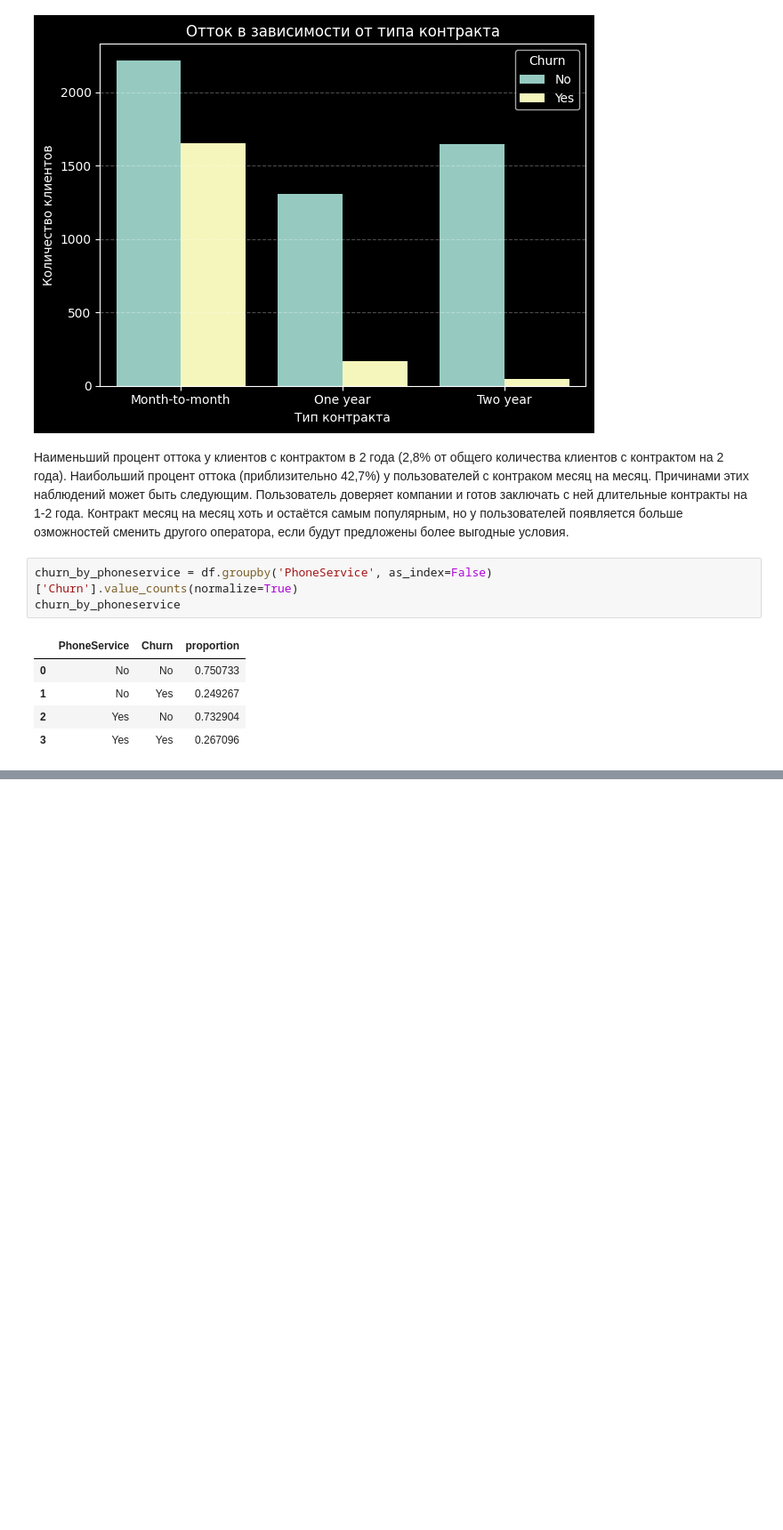
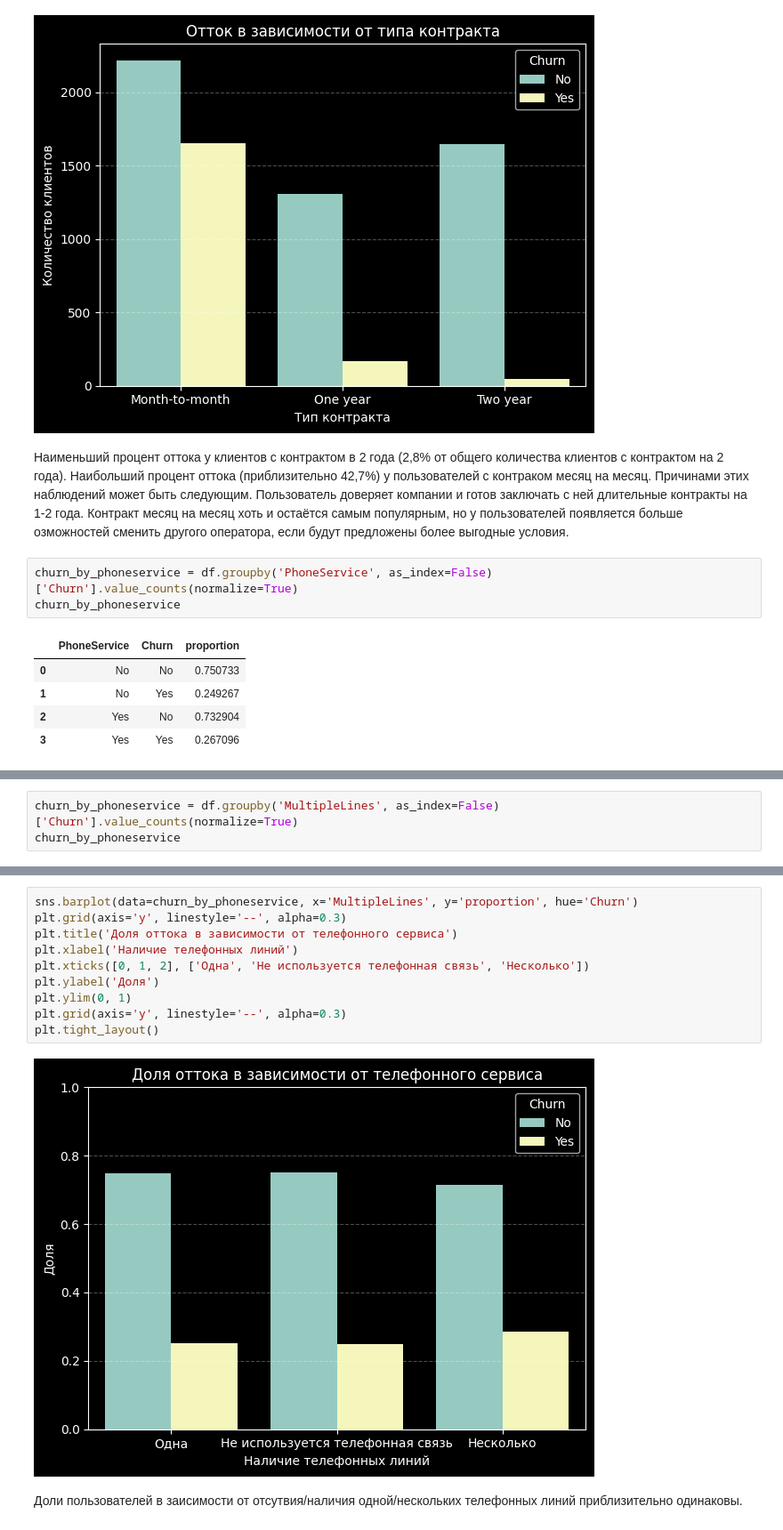
Before and after one commit to KaterinaVZK/Telco-Customer-Churn, a Jupyter notebook: Telco Customer Churn.ipynb, the cells around one changed output, grey strips where cells are left out. Shown: that part at 89% size. Drawn from its saved outputs; the diff is of its cells as text; blank space fills up the shorter version.

```diff
--- a/Telco Customer Churn.ipynb
+++ b/Telco Customer Churn.ipynb
@@ -383,0 +421,3 @@ Name: proportion, dtype: float64
+# %%
+churn_by_phoneservice = df.groupby('MultipleLines', as_index=False)['Churn'].value_counts(normalize=True)
+churn_by_phoneservice
@@ -383,0 +432,14 @@ Name: proportion, dtype: float64
+# %%
+sns.barplot(data=churn_by_phoneservice, x='MultipleLines', y='proportion', hue='Churn')
+plt.grid(axis='y', linestyle='--', alpha=0.3)
+plt.title('Доля оттока в зависимости от телефонного сервиса')
+plt.xlabel('Наличие телефонных линий')
+plt.xticks([0, 1, 2], ['Одна', 'Не используется телефонная связь', 'Несколько'])
+plt.ylabel('Доля')
+plt.ylim(0, 1)
+plt.grid(axis='y', linestyle='--', alpha=0.3)
+plt.tight_layout()
+# %% [output]
+[figure, added]
+# %% [markdown]
+Доли пользователей в заисимости от отсутвия/наличия одной/нескольких телефонных линий приблизительно одинаковы.
```
Also changed, not shown: parts of 15 cells of this notebook.
